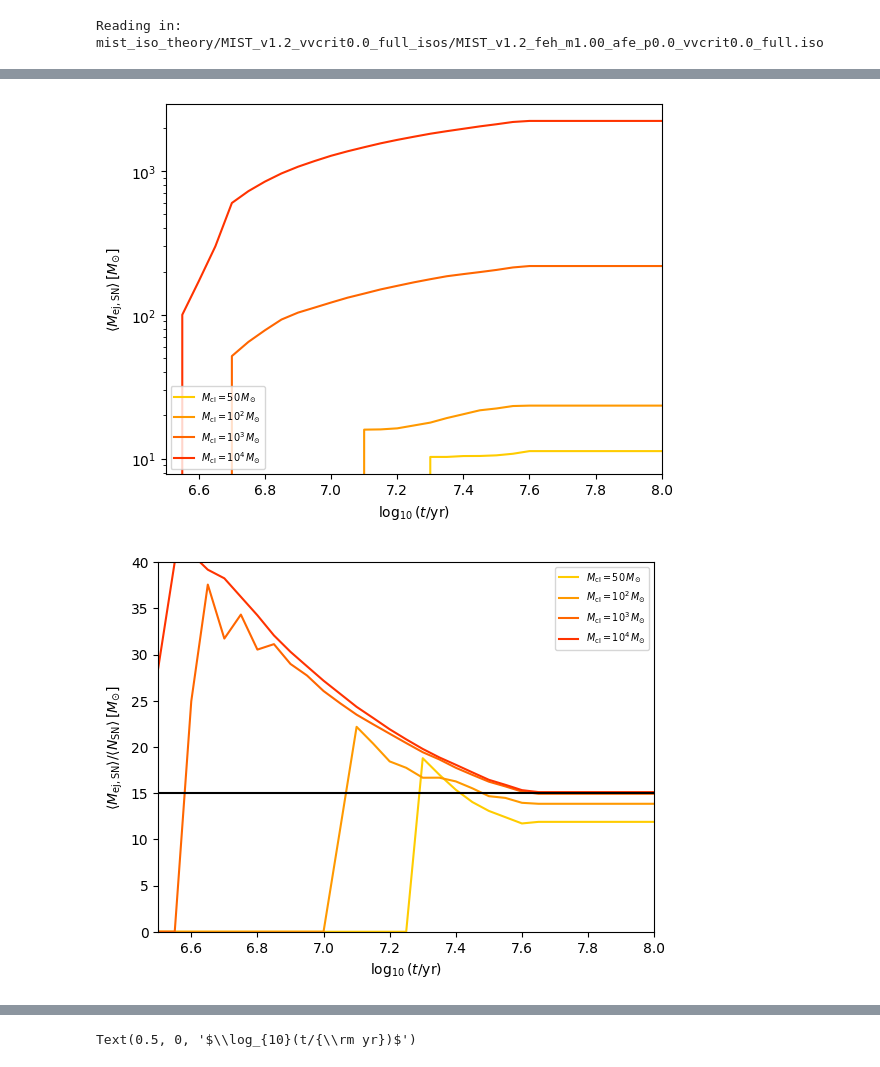
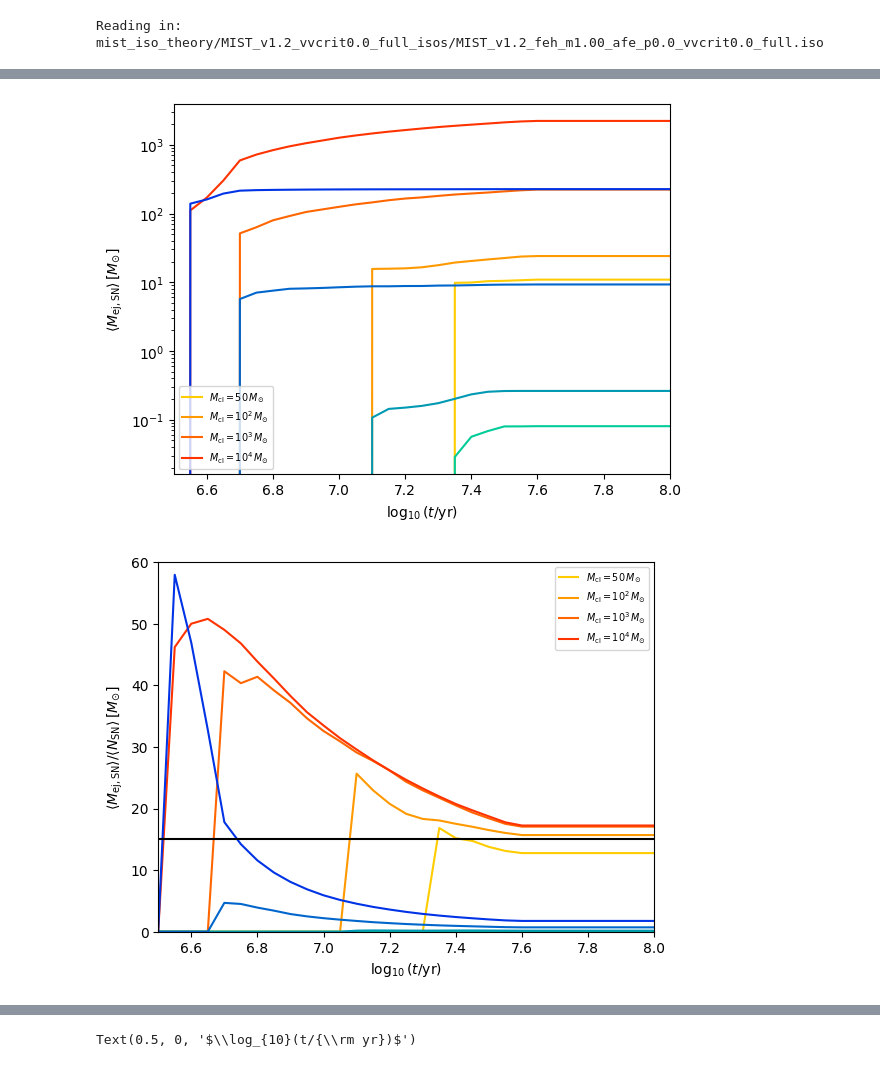
Before and after one commit to arsenal-popsynth/arsenal_gear, a Jupyter notebook: wind_pop_synth.ipynb, the cells around one changed output, grey strips where cells are left out. Cells and saved outputs as stored; diff of their text form; code cells hidden in the pictures.

```diff
--- a/wind_pop_synth.ipynb
+++ b/wind_pop_synth.ipynb
@@ -20,0 +38,23 @@ me4_list = pop.gen_mass_samp(1e4,1000)
+# %%
+fig, axes = plt.subplots(1, 1)#, figsize=(3.37, 3.37*.8))
+((ax1)) = axes
+
+ax1.plot(ages, 1e6*Mdote4_vink/1e4,  c=plt.cm.winter(0.2), label=r"$M_{\rm cl} = 10^4\,M_{\odot}$ Vink+200X (wrong)")
+ax1.plot(ages, 1e6*Mdote4_vinkG/1e4, c=plt.cm.autumn(0.2), label=r"$M_{\rm cl} = 10^4\,M_{\odot}$ Vink+200X (right)")
+ax1.plot(ages, 1e6*Mdote4_VS21/1e4,  c=plt.cm.summer(0.2), label=r"$M_{\rm cl} = 10^4\,M_{\odot}$ VS21")
+
+ax1.plot(ages, 1e6*Mdote3_vink/1e3,  c=plt.cm.winter(0.4), label=r"$M_{\rm cl} = 10^3\,M_{\odot}$ Vink+200X (wrong)")
+ax1.plot(ages, 1e6*Mdote3_vinkG/1e3, c=plt.cm.autumn(0.4), label=r"$M_{\rm cl} = 10^3\,M_{\odot}$ Vink+200X (right)")
+ax1.plot(ages, 1e6*Mdote3_VS21/1e3,  c=plt.cm.summer(0.4), label=r"$M_{\rm cl} = 10^3\,M_{\odot}$ VS21")
+
+ax1.plot(ages, 1e6*Mdote2_vink/1e2,  c=plt.cm.winter(0.6), label=r"$M_{\rm cl} = 10^2\,M_{\odot}$ Vink+200X (wrong)")
+ax1.plot(ages, 1e6*Mdote2_vinkG/1e2, c=plt.cm.autumn(0.6), label=r"$M_{\rm cl} = 10^2\,M_{\odot}$ Vink+200X (right)")
+ax1.plot(ages, 1e6*Mdote2_VS21/1e2,  c=plt.cm.summer(0.6), label=r"$M_{\rm cl} = 10^2\,M_{\odot}$ VS21")
+
+ax1.set_yscale("log")
+ax1.set_ylim(1e-5,1e-2)
+ax1.set_xlim(5.0,6.75)
+ax1.set_ylabel(r"$\dot{M}_{\rm cl}/M_{\rm cl} \, [{\rm Myr}^{-1}]$")
+ax1.set_xlabel(r"$\log_{10}(t/{\rm yr})$")
+ax1.legend(ncols=1,fontsize="x-small")
+plt.savefig("figures/wind_mdot_comp.png")
@@ -21,8 +63,8 @@ me4_list = pop.gen_mass_samp(1e4,1000)
 # %%
-(age_arr,cumMSN50) = pop.gen_MSN(m50_list, iso)
-(age_arr,cumMSNe2) = pop.gen_MSN(me2_list, iso)
-(age_arr,cumMSNe3) = pop.gen_MSN(me3_list, iso)
-(age_arr,cumMSNe4) = pop.gen_MSN(me4_list, iso)
+(age_arr,cumMSN50,cumMW50) = pop.gen_MSN(m50_list, iso)
+(age_arr,cumMSNe2,cumMWe2) = pop.gen_MSN(me2_list, iso)
+(age_arr,cumMSNe3,cumMWe3) = pop.gen_MSN(me3_list, iso)
+(age_arr,cumMSNe4,cumMWe4) = pop.gen_MSN(me4_list, iso)
 
 (NSN50_25,NSN50,NSN50_75) = pop.get_NSN_evol(m50_list, iso, age_arr)
 (NSNe2_25,NSNe2,NSNe2_75) = pop.get_NSN_evol(me2_list, iso, age_arr)
@@ -37,6 +79,11 @@ ax1.plot(age_arr,cumMSNe2,c=plt.cm.autumn(0.6),label=r"$M_{\rm cl} = 10^2\, M_{\
 ax1.plot(age_arr,cumMSNe3,c=plt.cm.autumn(0.4),label=r"$M_{\rm cl} = 10^3\, M_{\odot}$")
 ax1.plot(age_arr,cumMSNe4,c=plt.cm.autumn(0.2),label=r"$M_{\rm cl} = 10^4\, M_{\odot}$")
 
+ax1.plot(age_arr,cumMW50,c=plt.cm.winter(0.8))
+ax1.plot(age_arr,cumMWe2,c=plt.cm.winter(0.6))
+ax1.plot(age_arr,cumMWe3,c=plt.cm.winter(0.4))
+ax1.plot(age_arr,cumMWe4,c=plt.cm.winter(0.2))
+
 
 ax1.set_yscale("log")
 #ax1.set_ylim(1e-4,1e-1)
@@ -46,28 +93,34 @@ ax1.set_xlabel(r"$\log_{10}(t/{\rm yr})$")
 ax1.legend(ncols=1,fontsize="x-small")
 plt.savefig("figures/cumulative_MSN.png")
 # %% [output]
-[figure, old version]
+[figure, new version]
 # %%
 fig, axes = plt.subplots(1, 1)#, figsize=(3.37, 3.37*.8))
 ((ax1)) = axes
 
 ax1.plot(age_arr,cumMSN50/NSN50,c=plt.cm.autumn(0.8),label=r"$M_{\rm cl} = 50\, M_{\odot}$")
 ax1.plot(age_arr,cumMSNe2/NSNe2,c=plt.cm.autumn(0.6),label=r"$M_{\rm cl} = 10^2\, M_{\odot}$")
 ax1.plot(age_arr,cumMSNe3/NSNe3,c=plt.cm.autumn(0.4),label=r"$M_{\rm cl} = 10^3\, M_{\odot}$")
 ax1.plot(age_arr,cumMSNe4/NSNe4,c=plt.cm.autumn(0.2),label=r"$M_{\rm cl} = 10^4\, M_{\odot}$")
 
+ax1.plot(age_arr,cumMW50/NSN50,c=plt.cm.winter(0.8))
+ax1.plot(age_arr,cumMWe2/NSNe2,c=plt.cm.winter(0.6))
+ax1.plot(age_arr,cumMWe3/NSNe3,c=plt.cm.winter(0.4))
+ax1.plot(age_arr,cumMWe4/NSNe4,c=plt.cm.winter(0.2))
+
+
 ax1.axhline(y=15,c="k")
 
 #ax1.set_yscale("log")
-ax1.set_ylim(0,40)
+ax1.set_ylim(0,60)
 ax1.set_xlim(6.5,8)
 ax1.set_ylabel(r"$\left\langle M_{\rm ej, SN} \right\rangle/\left\langle N_{\rm SN}\right\rangle \, [ M_{\odot}]$")
 ax1.set_xlabel(r"$\log_{10}(t/{\rm yr})$")
 ax1.legend(ncols=1,fontsize="x-small")
 
 plt.savefig("figures/cumulative_MSN_perSN.png")
 # %% [output]
-[figure, old version]
+[figure, new version]
 # %%
 fig, axes = plt.subplots(1, 1)#, figsize=(3.37, 3.37*.8))
 ((ax1)) = axes
```
Also changed, not shown: parts of 10 cells of this notebook, 2 other files.
